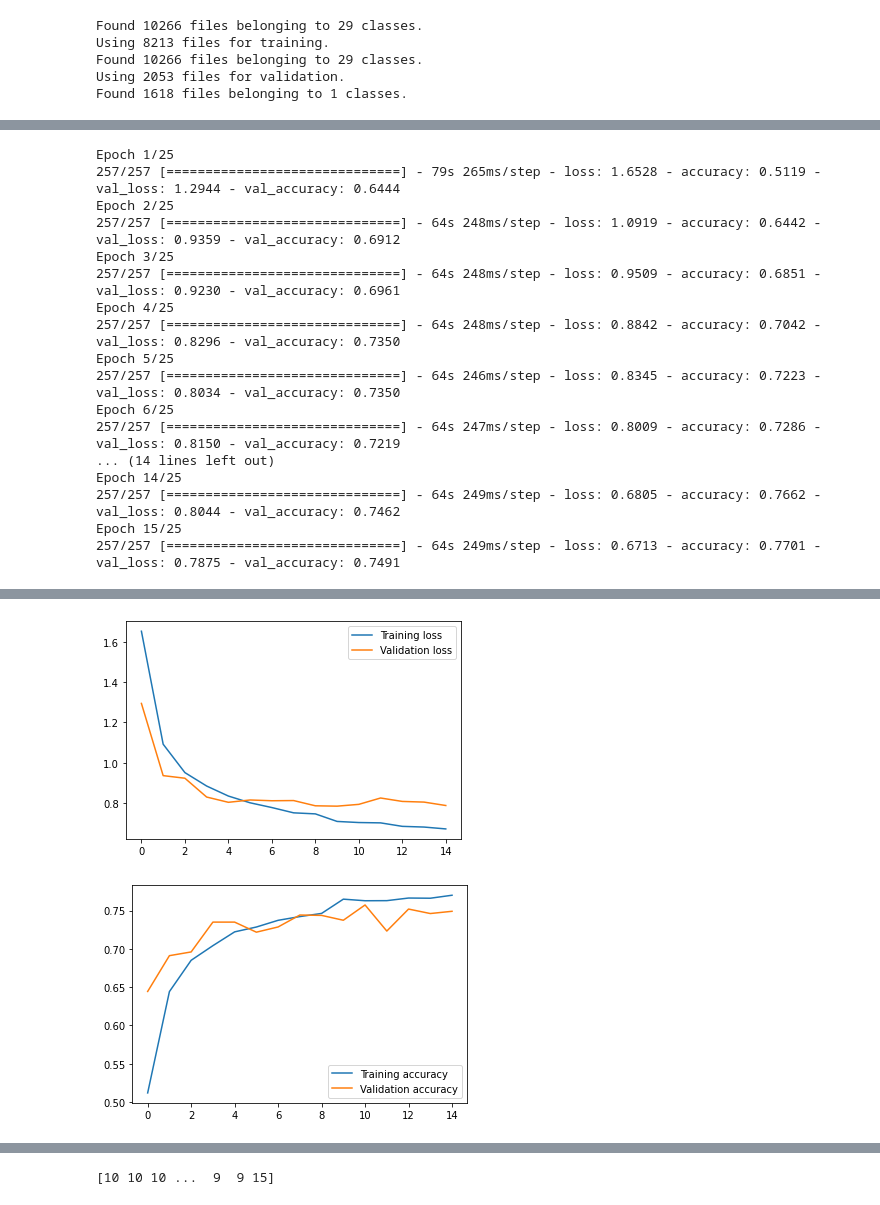
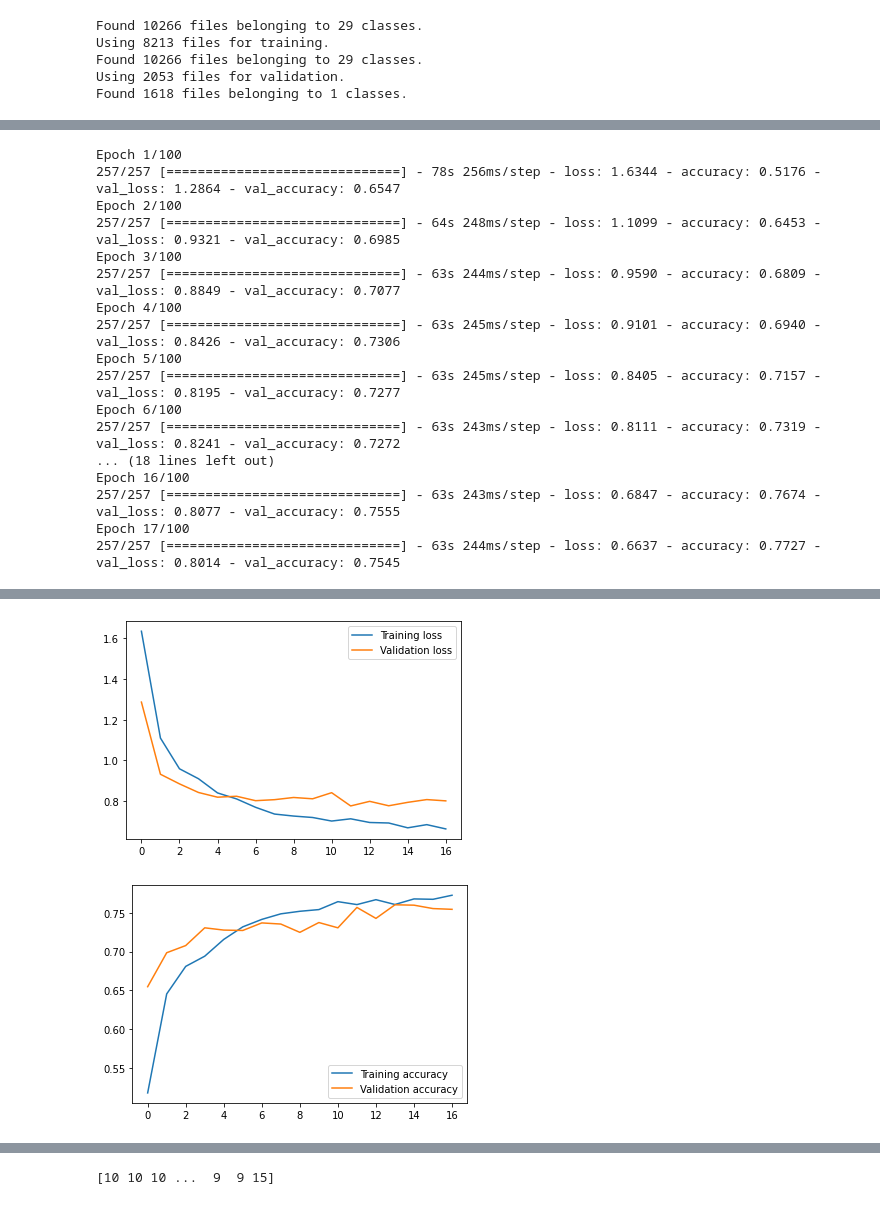
Before and after one commit to advy99/PROYECTO_MD_AA, a Jupyter notebook: algoritmos/JEMM/EfficientNetB2_ImageNet.ipynb, the cells around one changed output, grey strips where cells are left out. Drawn from its saved outputs; the diff is of its cells as text; code cells hidden in the pictures.

```diff
--- a/algoritmos/JEMM/EfficientNetB2_ImageNet.ipynb
+++ b/algoritmos/JEMM/EfficientNetB2_ImageNet.ipynb
@@ -188,26 +202,26 @@ mlflow.tensorflow.autolog()
 with mlflow.start_run():
   callback = EarlyStopping(patience=5,restore_best_weights=True)
   history = model.fit(training,
-                    epochs=25,
+                    epochs=100,
                     validation_data=validation,
                     callbacks=callback)
 
   mostrarEvolucion(history)
 # %% [output]
-Epoch 1/25
-257/257 [==============================] - 79s 265ms/step - loss: 1.6528 - accuracy: 0.5119 - val_loss: 1.2944 - val_accuracy: 0.6444
-Epoch 2/25
-257/257 [==============================] - 64s 248ms/step - loss: 1.0919 - accuracy: 0.6442 - val_loss: 0.9359 - val_accuracy: 0.6912
-Epoch 3/25
-257/257 [==============================] - 64s 248ms/step - loss: 0.9509 - accuracy: 0.6851 - val_loss: 0.9230 - val_accuracy: 0.6961
-Epoch 4/25
-257/257 [==============================] - 64s 248ms/step - loss: 0.8842 - accuracy: 0.7042 - val_loss: 0.8296 - val_accuracy: 0.7350
-Epoch 5/25
-257/257 [==============================] - 64s 246ms/step - loss: 0.8345 - accuracy: 0.7223 - val_loss: 0.8034 - val_accuracy: 0.7350
-Epoch 6/25
-257/257 [==============================] - 64s 247ms/step - loss: 0.8009 - accuracy: 0.7286 - val_loss: 0.8150 - val_accuracy: 0.7219
-... (14 lines left out)
-Epoch 14/25
-257/257 [==============================] - 64s 249ms/step - loss: 0.6805 - accuracy: 0.7662 - val_loss: 0.8044 - val_accuracy: 0.7462
-Epoch 15/25
-257/257 [==============================] - 64s 249ms/step - loss: 0.6713 - accuracy: 0.7701 - val_loss: 0.7875 - val_accuracy: 0.7491
+Epoch 1/100
+257/257 [==============================] - 78s 256ms/step - loss: 1.6344 - accuracy: 0.5176 - val_loss: 1.2864 - val_accuracy: 0.6547
+Epoch 2/100
+257/257 [==============================] - 64s 248ms/step - loss: 1.1099 - accuracy: 0.6453 - val_loss: 0.9321 - val_accuracy: 0.6985
+Epoch 3/100
+257/257 [==============================] - 63s 244ms/step - loss: 0.9590 - accuracy: 0.6809 - val_loss: 0.8849 - val_accuracy: 0.7077
+Epoch 4/100
+257/257 [==============================] - 63s 245ms/step - loss: 0.9101 - accuracy: 0.6940 - val_loss: 0.8426 - val_accuracy: 0.7306
+Epoch 5/100
+257/257 [==============================] - 63s 245ms/step - loss: 0.8405 - accuracy: 0.7157 - val_loss: 0.8195 - val_accuracy: 0.7277
+Epoch 6/100
+257/257 [==============================] - 63s 243ms/step - loss: 0.8111 - accuracy: 0.7319 - val_loss: 0.8241 - val_accuracy: 0.7272
+... (18 lines left out)
+Epoch 16/100
+257/257 [==============================] - 63s 243ms/step - loss: 0.6847 - accuracy: 0.7674 - val_loss: 0.8077 - val_accuracy: 0.7555
+Epoch 17/100
+257/257 [==============================] - 63s 244ms/step - loss: 0.6637 - accuracy: 0.7727 - val_loss: 0.8014 - val_accuracy: 0.7545
@@ -215,5 +229,5 @@ Epoch 15/25
-[figure, old version]
+[figure, new version]
-[figure, old version]
+[figure, new version]
 # %%
 ## FINE TUNING: Volvemos a entrenar descongelando algunas capas (menos las BatchNormalization)
 
```
Also changed, not shown: parts of 6 cells of this notebook, 1 other file.
